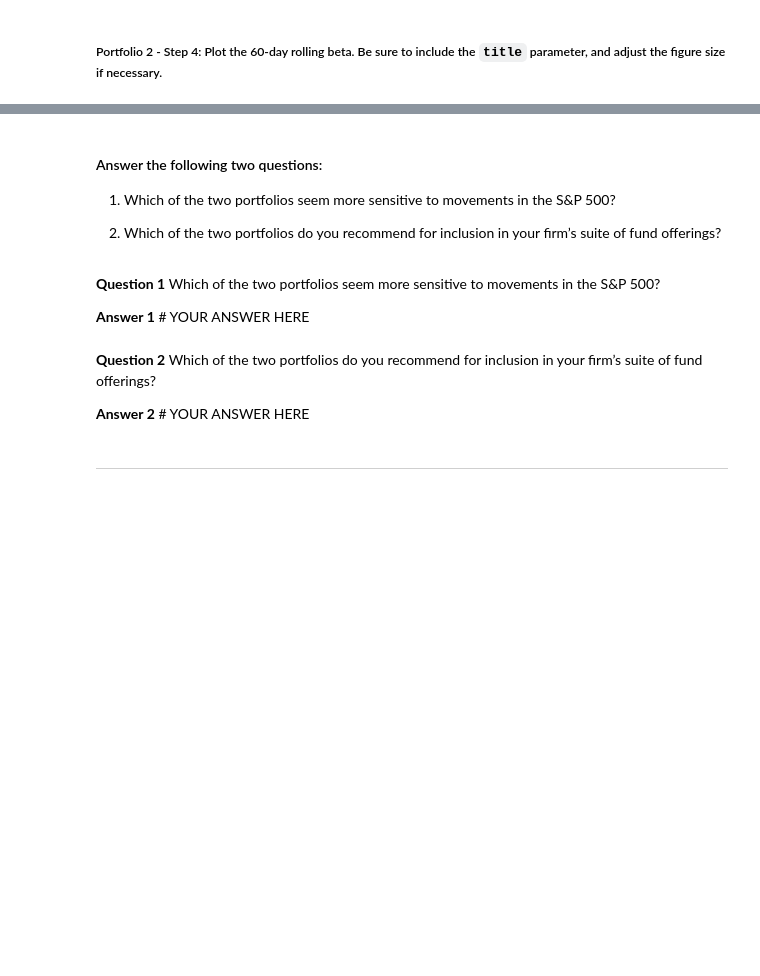
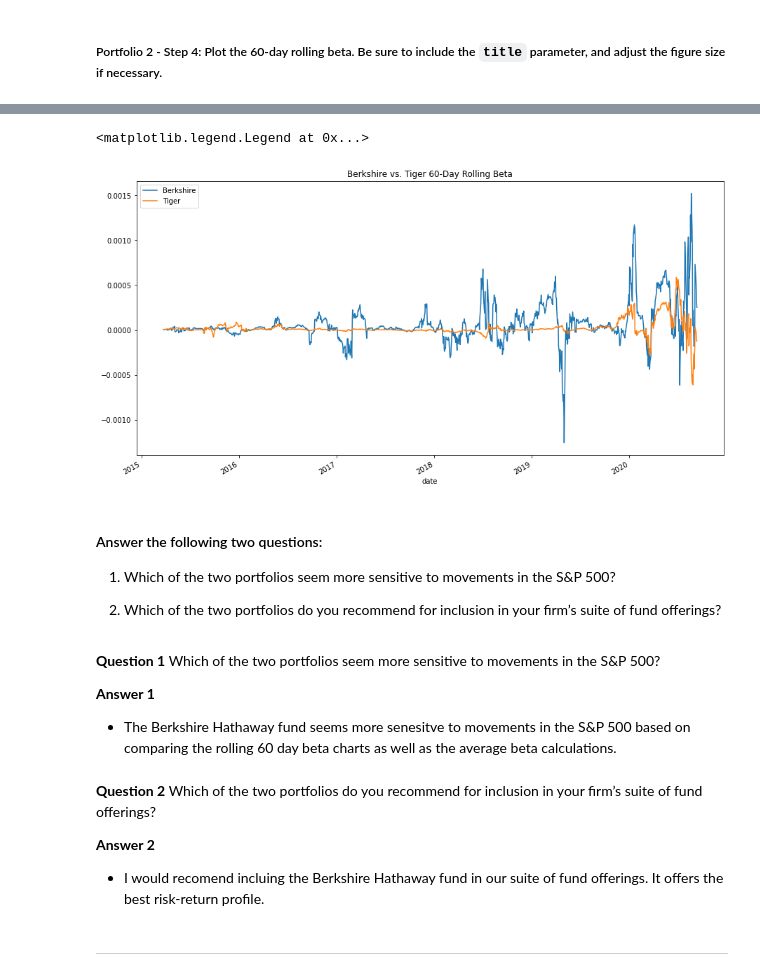
Before and after one commit to Schaakattack/UWFintech_Challenge_4, a Jupyter notebook: risk_return_analysis.ipynb, the cells around one changed output, grey strips where cells are left out. Saved outputs shown, nothing was run; the diff lists cells and outputs as text; code cells hidden in the pictures; blank space fills up the shorter version.

```diff
--- a/risk_return_analysis.ipynb
+++ b/risk_return_analysis.ipynb
@@ -413,3 +479,11 @@ Your analysis is nearing completion. Now, you need to evaluate how the portfolio
+# %%
+# Overlay beta charts to see comparison of the two funds.
+ax = berkshire_beta.plot(figsize=(15,8),title="Berkshire vs. Tiger 60-Day Rolling Beta")
+tiger_beta.plot(ax=ax)
+ax.legend(["Berkshire","Tiger"])
+# %% [output]
+<matplotlib.legend.Legend at 0x...>
+[figure, added]
 # %% [markdown]
 #### Answer the following two questions:
 
@@ -419,10 +494,12 @@ Your analysis is nearing completion. Now, you need to evaluate how the portfolio
 # %% [markdown]
 **Question 1** Which of the two portfolios seem more sensitive to movements in the S&P 500?
 
-**Answer 1** # YOUR ANSWER HERE
+**Answer 1**
++ The Berkshire Hathaway fund seems more senesitve to movements in the S&P 500 based on comparing the rolling 60 day beta charts as well as the average beta calculations.
 # %% [markdown]
 **Question 2** Which of the two portfolios do you recommend for inclusion in your firm’s suite of fund offerings?
 
-**Answer 2** # YOUR ANSWER HERE
+**Answer 2**
++ I would recomend incluing the Berkshire Hathaway fund in our suite of fund offerings. It offers the best risk-return profile.
 # %% [markdown]
 ---
```
Also changed, not shown: parts of 10 cells of this notebook, 1 other file.
